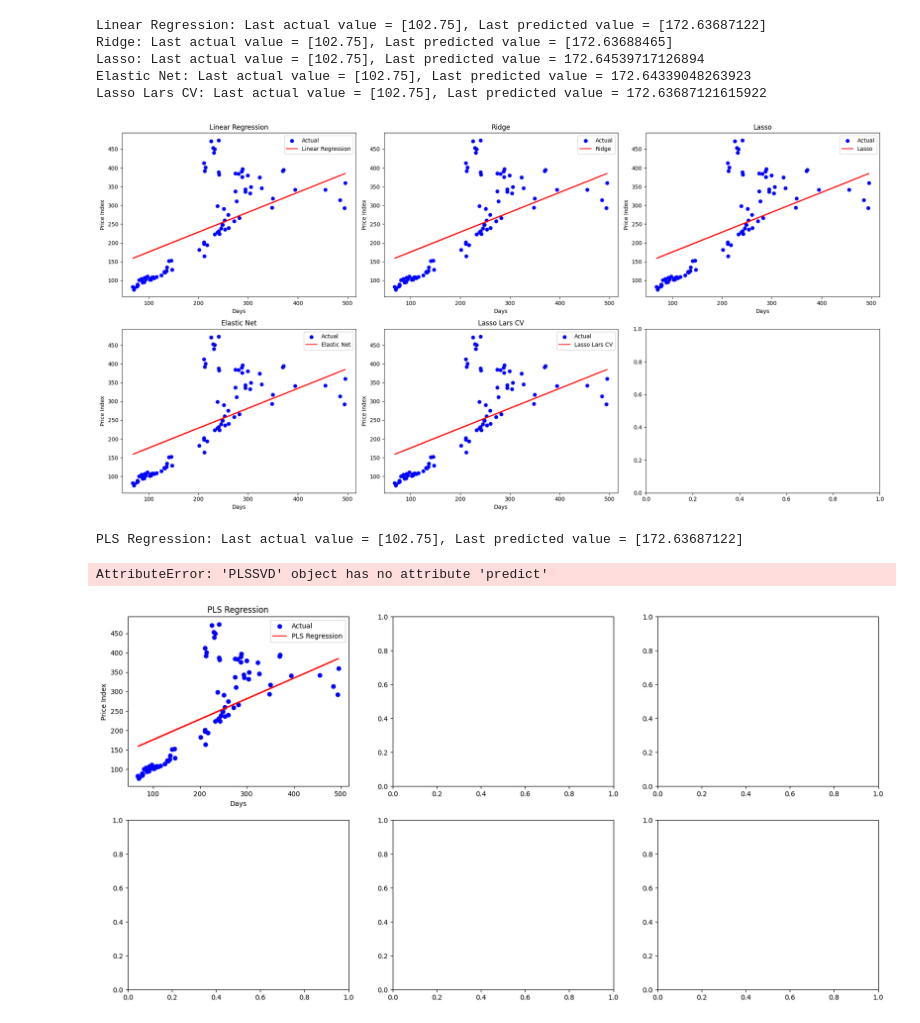
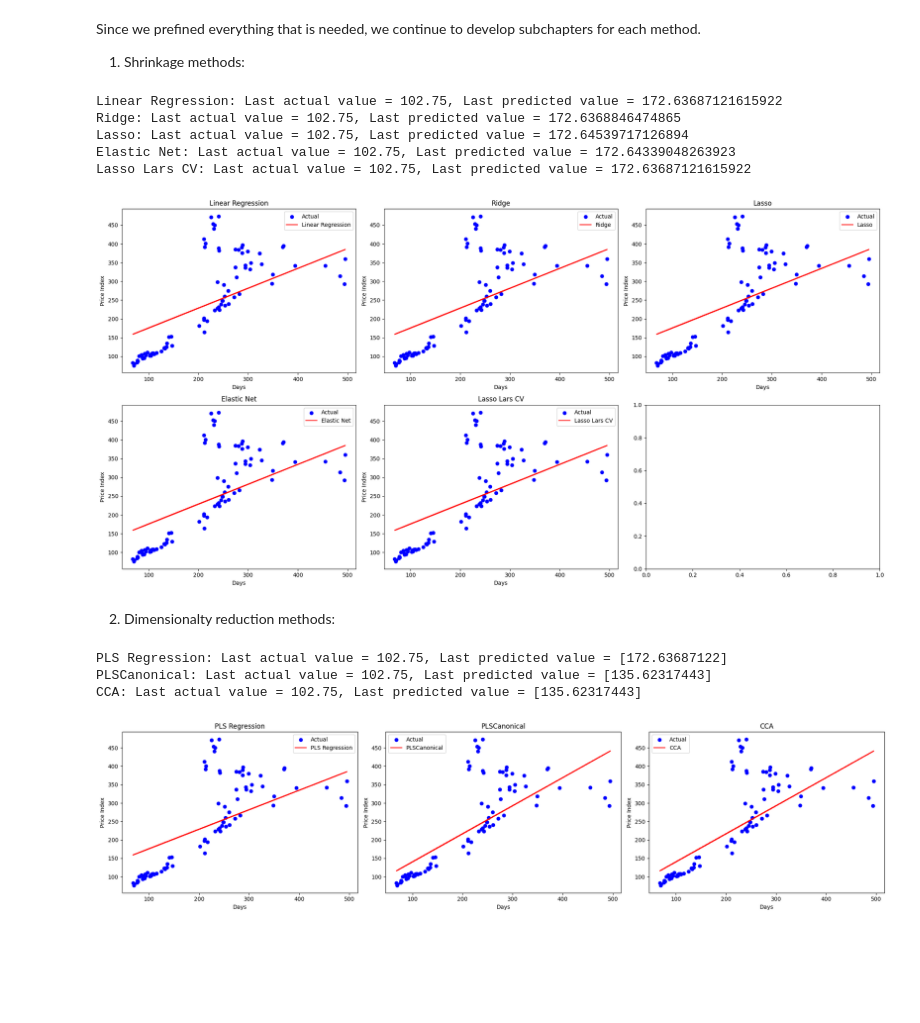
Before and after one commit to Ankru98/masterthesis, a Jupyter notebook: ML_price_data_filtered.ipynb, the cells around one changed output. Saved outputs shown, nothing was run; the diff lists cells and outputs as text; code cells hidden in the pictures; blank space fills up the shorter version.

```diff
--- a/ML_price_data_filtered.ipynb
+++ b/ML_price_data_filtered.ipynb
@@ -30,5 +65,16 @@ data.tail()
 # %%
 # define the input and output variables and write a loop such that we can use the benchmark as target and the other variables as input
+# include a loop to print the column names to proof that all columns are used
+# Remark: this approach failes here, since the data is used for X and then overwritten by the next iteration...
+#X = data.iloc[:, 1]
+#y = data.iloc[:, 0].to_frame()
+
+#X = data.iloc[:, 1].values
+#y = data.iloc[:, 0].values
+
+#X_train, X_test, y_train, y_test = train_test_split(X, y, test_size=0.2, random_state=42)
+
+
 X_all = data.iloc[:, 1:]
 y_all = data.iloc[:, 0].to_frame()
 
@@ -42,6 +88,7 @@ for x in range(0,13):
     for col in range(1):
         col_name = y_all.columns[col]
         y = y_all.values
+        y = y.ravel()
 
         # Print column name
         print(f'Using column "{col_name}" as target variable')
@@ -68,3 +115,7 @@ E - PRICE INDEX" as target variable
+# %% [markdown]
+Since we prefined everything that is needed, we continue to develop subchapters for each method.
+
+1. Shrinkage methods:
 # %%
 shrinkage_models = {'Linear Regression': LinearRegression(),
           'Ridge': Ridge(alpha=1),
@@ -95,43 +146,44 @@ for i, (name, model) in enumerate(shrinkage_models.items()):
 plt.tight_layout()
 plt.show()
 # %% [output]
-Linear Regression: Last actual value = [102.75], Last predicted value = [172.63687122]
-Ridge: Last actual value = [102.75], Last predicted value = [172.63688465]
-Lasso: Last actual value = [102.75], Last predicted value = 172.64539717126894
-Elastic Net: Last actual value = [102.75], Last predicted value = 172.64339048263923
-Lasso Lars CV: Last actual value = [102.75], Last predicted value = 172.63687121615922
+Linear Regression: Last actual value = 102.75, Last predicted value = 172.63687121615922
+Ridge: Last actual value = 102.75, Last predicted value = 172.6368846474865
+Lasso: Last actual value = 102.75, Last predicted value = 172.64539717126894
+Elastic Net: Last actual value = 102.75, Last predicted value = 172.64339048263923
+Lasso Lars CV: Last actual value = 102.75, Last predicted value = 172.63687121615922
 [figure]
+# %% [markdown]
+2. Dimensionalty reduction methods:
 # %%
 dimentionality_reduction_models = {'PLS Regression': PLSRegression(n_components=1),
-                                    'PLS SVD': PLSSVD(n_components=1),
-                                    'PCA': PCA(n_components=1),
-                                    'Sparse PCA': SparsePCA(n_components=1),
-                                    'Fast ICA': FastICA(n_components=1)}
+                                    'PLSCanonical': PLSCanonical(n_components=1),
+                                    'CCA': CCA(n_components=1)}
 
 # Set up the figure and subplot axes
-fig, ax = plt.subplots(2, 3, figsize=(20, 10))
+fig, ax = plt.subplots(1, 3, figsize=(20, 5))
 ax = ax.flatten()
 
 # Loop through the models and create a subplot for each
 for i, (name, model) in enumerate(dimentionality_reduction_models.items()):
     # Fit the model
     y_pred = model.fit(X_train, y_train).predict(X_test)
 
     # numerical comparison
     print(f'{name}: Last actual value = {y_test[-1]}, Last predicted value = {y_pred[-1]}')
 
     # Plot the actual and predicted values
     ax[i].scatter(X_test, y_test, color='blue', label='Actual')
     ax[i].plot(X_test, y_pred, color='red', label=name)
     ax[i].set_xlabel('Days')
     ax[i].set_ylabel('Price Index')
     ax[i].set_title(name)
     ax[i].legend()
 
 plt.tight_layout()
 plt.show()
 # %% [output]
-PLS Regression: Last actual value = [102.75], Last predicted value = [172.63687122]
+PLS Regression: Last actual value = 102.75, Last predicted value = [172.63687122]
+PLSCanonical: Last actual value = 102.75, Last predicted value = [135.62317443]
+CCA: Last actual value = 102.75, Last predicted value = [135.62317443]
-AttributeError: 'PLSSVD' object has no attribute 'predict'
-[figure, old version]
+[figure, new version]
 # %%
```
Also changed, not shown: parts of 18 cells of this notebook.
